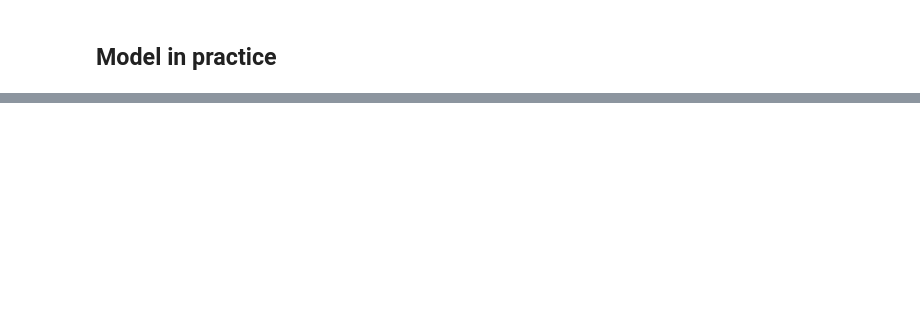
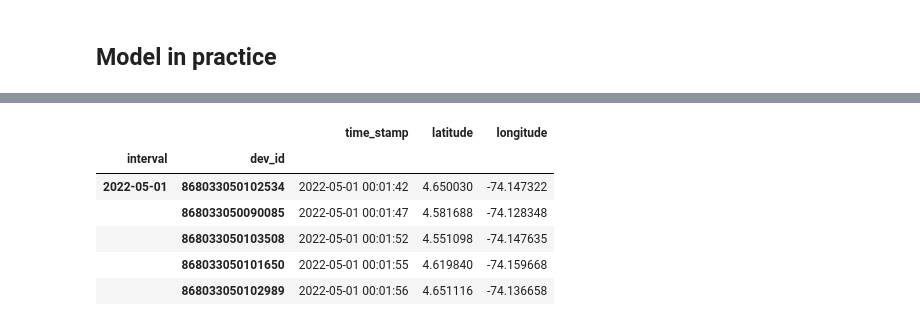
Before and after one commit to brromeroc/Proyectofinal, a Jupyter notebook: traffic.ipynb, the cells around one changed output, grey strips where cells are left out. Cells and saved outputs as stored; diff of their text form; code cells hidden in the pictures; blank space fills up the shorter version.

```diff
--- a/traffic.ipynb
+++ b/traffic.ipynb
@@ -167,0 +180,23 @@ agents.head()
+# %%
+agentsdf = pd.read_csv('agents_may.csv', usecols=["dev_id", "time_stamp", "latitude", "longitude"])
+
+# cast time_stamp to datetime
+agentsdf["time_stamp"] = pd.to_datetime(agentsdf["time_stamp"])
+
+# calculate intervals and create column
+new = agentsdf.groupby(pd.Grouper(key="time_stamp", freq='1H')).apply(lambda x: x['time_stamp'])
+agentsdf["interval"] = new.index.get_level_values(0)
+
+# multiindex by interval, then id
+agentsdf = agentsdf.set_index(["interval", "dev_id"]).reset_index().drop_duplicates(subset=["interval", "dev_id"], keep="last").set_index(["interval", "dev_id"])
+
+# print head
+agentsdf.head()
+# %% [output]
+|  |  | time_stamp | latitude | longitude |
+| interval | dev_id |  |  |  |
+| 2022-05-01 | 868033050102534 | 2022-05-01 00:01:42 | 4.650030 | -74.147322 |
+|  | 868033050090085 | 2022-05-01 00:01:47 | 4.581688 | -74.128348 |
+|  | 868033050103508 | 2022-05-01 00:01:52 | 4.551098 | -74.147635 |
+|  | 868033050101650 | 2022-05-01 00:01:55 | 4.619840 | -74.159668 |
+|  | 868033050102989 | 2022-05-01 00:01:56 | 4.651116 | -74.136658 |
```
Also changed, not shown: parts of 22 cells of this notebook, 1 other file.
